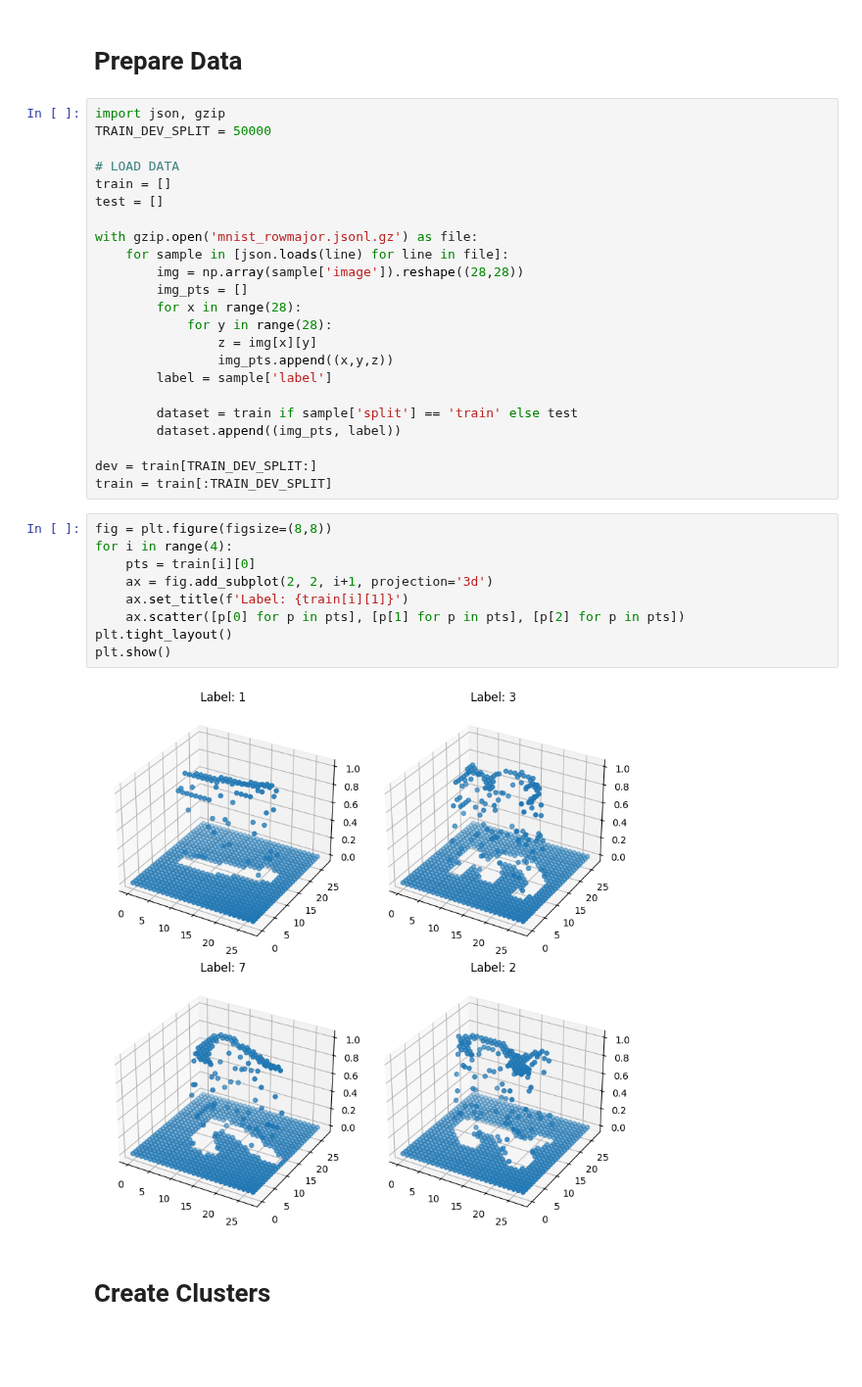
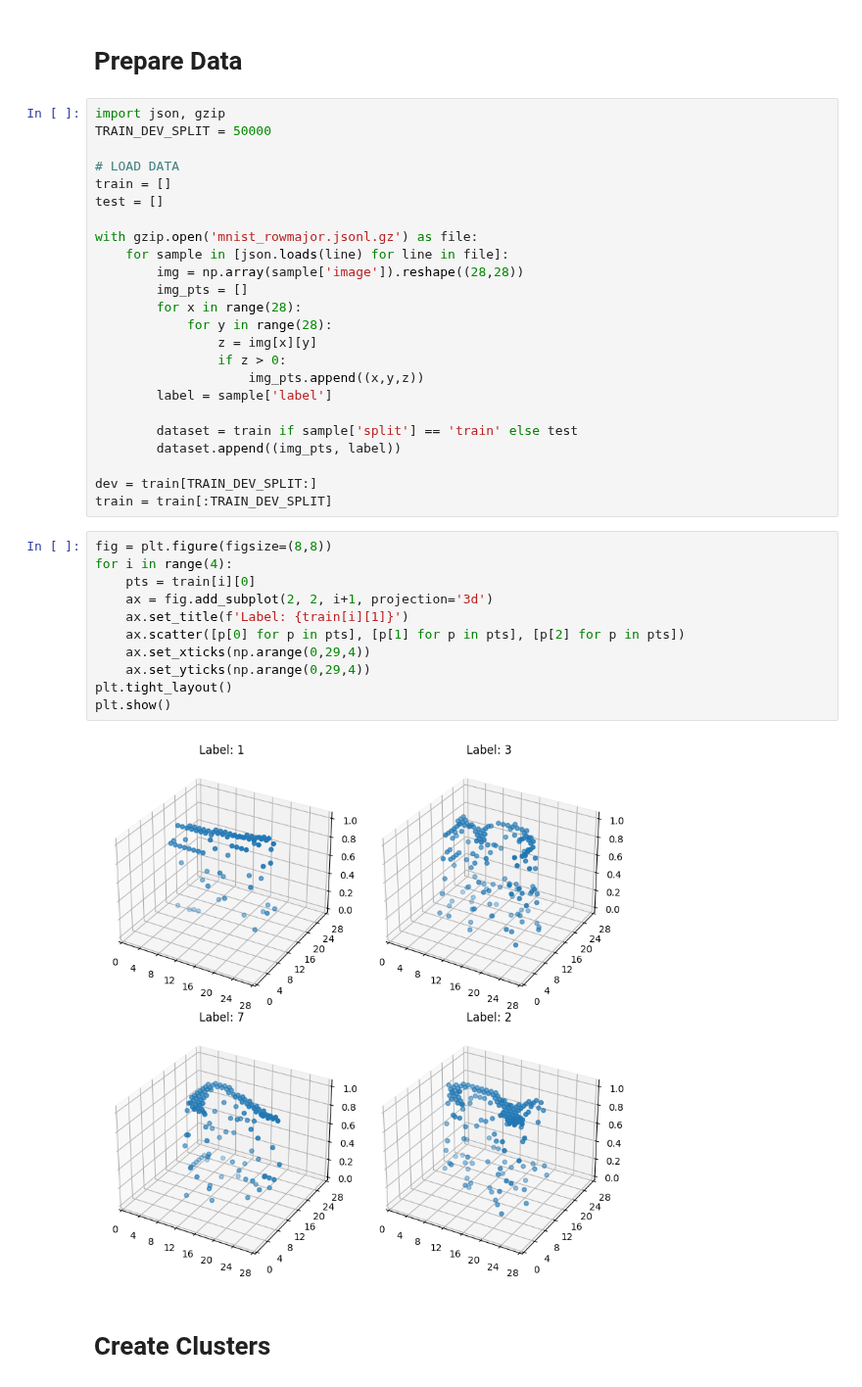
Before and after one commit to jgray9/CMSC678_Assignment4, a Jupyter notebook: mnist_kmeans.ipynb, the cells around one changed output. Shown at 98% size. Drawn from its saved outputs; the diff is of its cells as text; blank space fills up the shorter version.

```diff
--- a/mnist_kmeans.ipynb
+++ b/mnist_kmeans.ipynb
@@ -19,7 +20,8 @@ with gzip.open('mnist_rowmajor.jsonl.gz') as file:
         for x in range(28):
             for y in range(28):
                 z = img[x][y]
-                img_pts.append((x,y,z))
+                if z > 0:
+                    img_pts.append((x,y,z))
         label = sample['label']
 
         dataset = train if sample['split'] == 'train' else test
@@ -30,14 +32,16 @@ train = train[:TRAIN_DEV_SPLIT]
 # %%
 fig = plt.figure(figsize=(8,8))
 for i in range(4):
     pts = train[i][0]
     ax = fig.add_subplot(2, 2, i+1, projection='3d')
     ax.set_title(f'Label: {train[i][1]}')
     ax.scatter([p[0] for p in pts], [p[1] for p in pts], [p[2] for p in pts])
+    ax.set_xticks(np.arange(0,29,4))
+    ax.set_yticks(np.arange(0,29,4))
 plt.tight_layout()
 plt.show()
 # %% [output]
-[figure, old version]
+[figure, new version]
 # %% [markdown]
 # Create Clusters
 # %%
```
Also changed, not shown: parts of 8 cells of this notebook.
